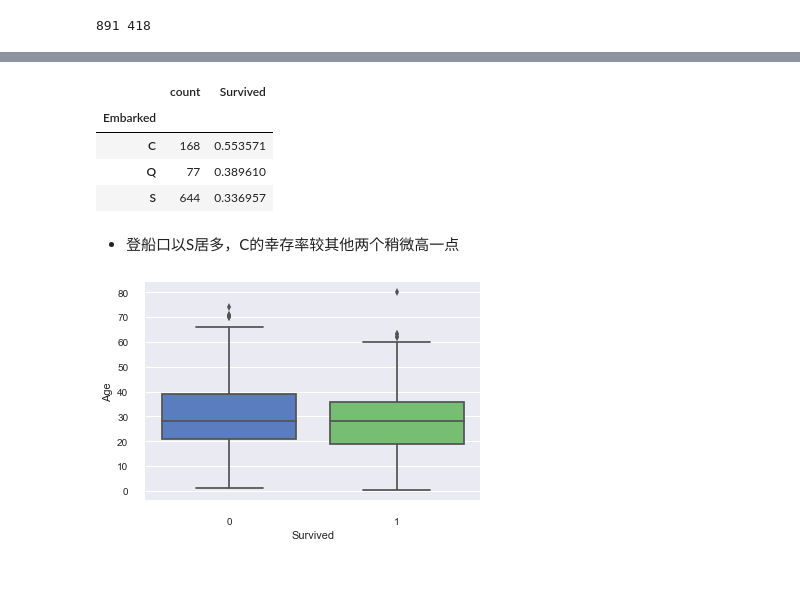
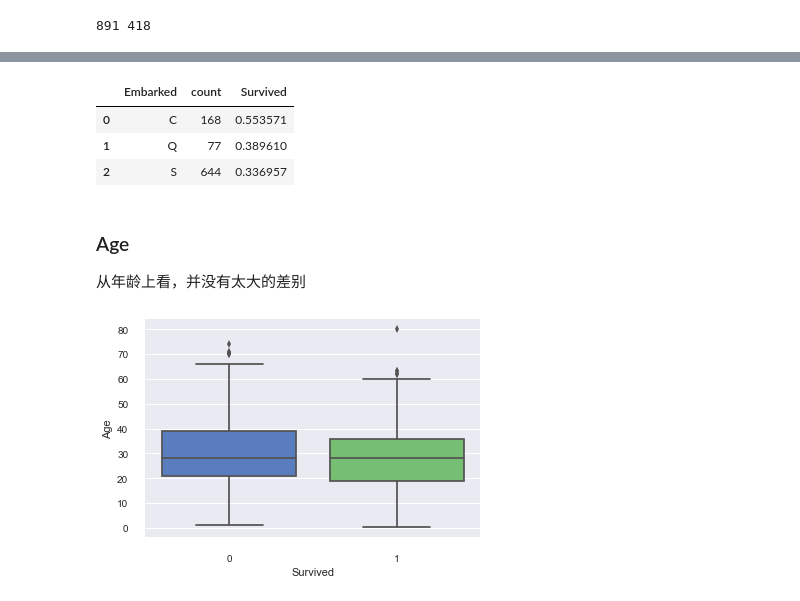
Before and after one commit to hidejxz/hidejxz, a Jupyter notebook: docs/source/case/titanic.ipynb, the cells around one changed output, grey strips where cells are left out. Cells and saved outputs as stored; diff of their text form; code cells hidden in the pictures; blank space fills up the shorter version.

```diff
--- a/docs/source/case/titanic.ipynb
+++ b/docs/source/case/titanic.ipynb
@@ -98,16 +102,16 @@ pd.concat([count,survived], axis=1)
 # %%
-survived = train[['Embarked','Survived']].groupby(['Embarked']).mean()
-count = train[['Embarked','Survived']].groupby(['Embarked']).count()
-count.columns = ['count']
-pd.concat([count,survived], axis=1)
+survived = train[['Embarked','Survived']].groupby(['Embarked'],as_index=False).mean()
+count = train[['Embarked','Survived']].groupby(['Embarked'],as_index=False).count()
+count.columns = ['Embarked','count']
+pd.merge(count,survived,how ='left', on=['Embarked'])
 # %% [output]
-|  | count | Survived |
-| Embarked |  |  |
-| C | 168 | 0.553571 |
-| Q | 77 | 0.389610 |
-| S | 644 | 0.336957 |
+|  | Embarked | count | Survived |
+| 0 | C | 168 | 0.553571 |
+| 1 | Q | 77 | 0.389610 |
+| 2 | S | 644 | 0.336957 |
-# %% [markdown]
-* 登船口以S居多，C的幸存率较其他两个稍微高一点
+# %% [markdown]
+### Age
+从年龄上看，并没有太大的差别
 # %%
 import seaborn as sns
 sns.set_style("darkgrid")
```
Also changed, not shown: parts of 38 cells of this notebook, 16 other files.
